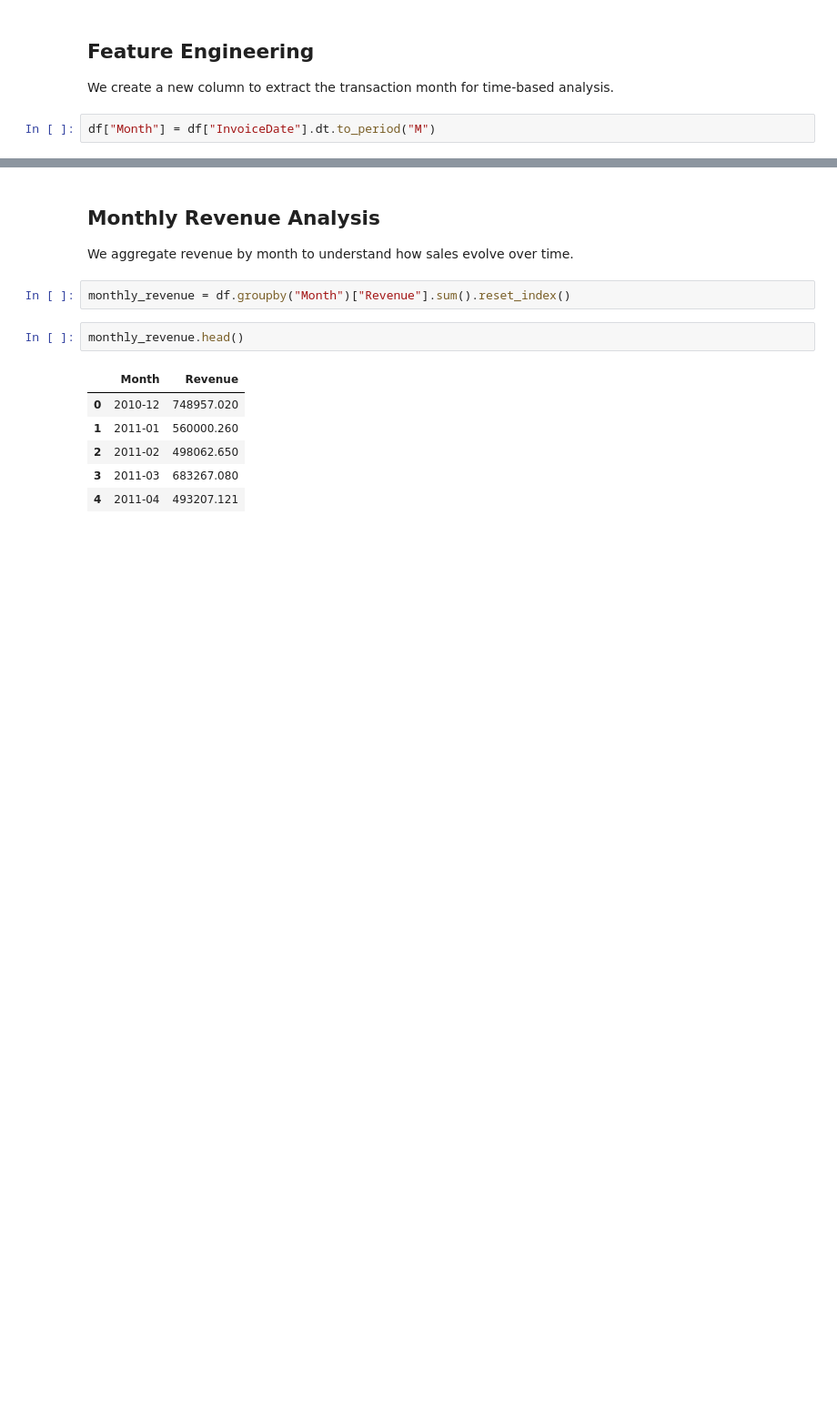
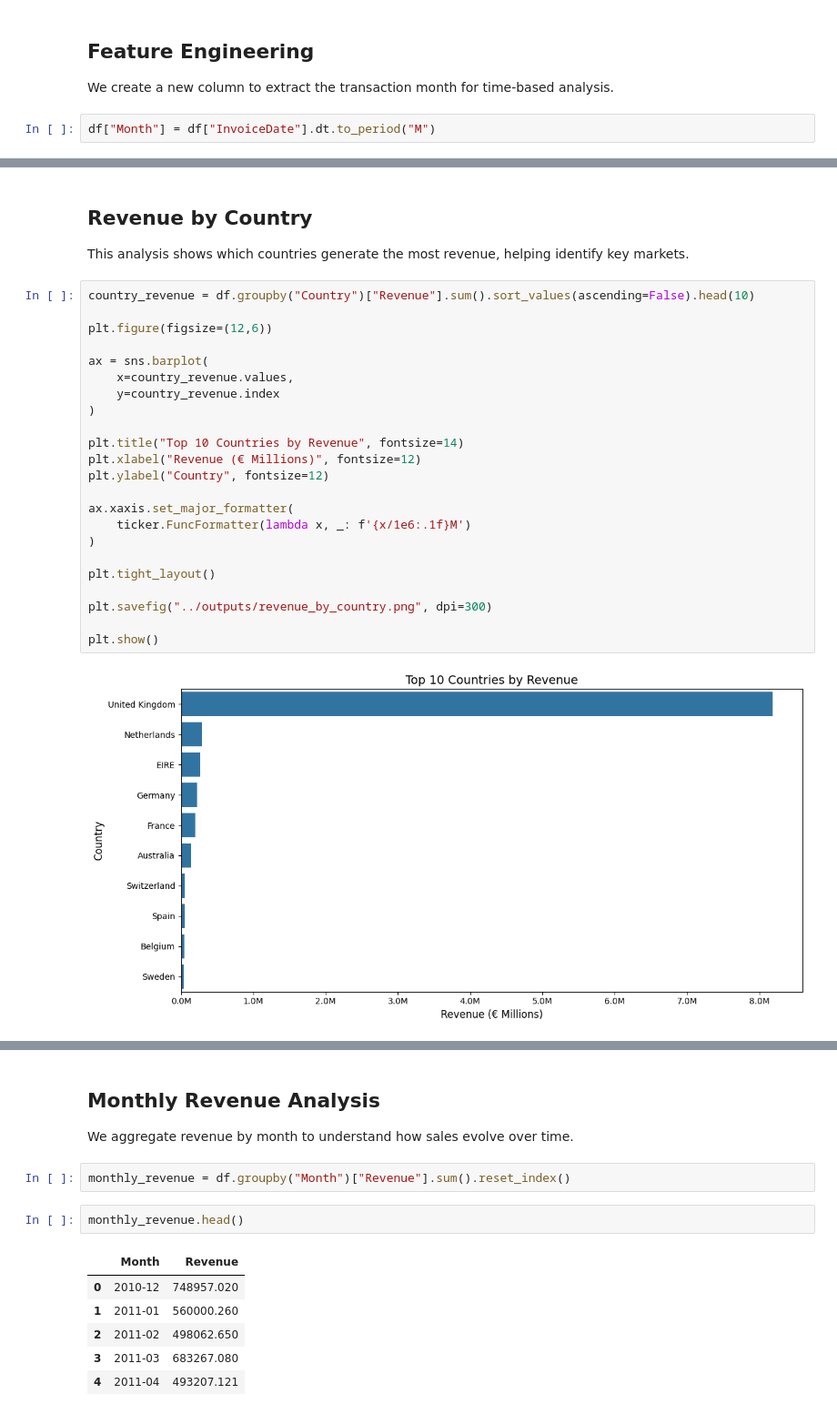
Before and after one commit to dilsoncolman/sql-ecommerce-analysis, a Jupyter notebook: notebook/ecommerce_sql_analysis.ipynb, the cells around one changed output, grey strips where cells are left out. Shown at 91% size. Saved outputs shown, nothing was run; the diff lists cells and outputs as text; blank space fills up the shorter version.

Commit message:
Add full visual analysis with styled charts

```diff
--- a/notebook/ecommerce_sql_analysis.ipynb
+++ b/notebook/ecommerce_sql_analysis.ipynb
@@ -97,3 +97,32 @@ df.head()
 | 2 | 536365 | 84406B | CREAM CUPID HEARTS COAT HANGER | 8 | 2010-12-01 08:26:00 | 2.75 | 17850.0 | United Kingdom | 22.00 | ... |
 | 3 | 536365 | 84029G | KNITTED UNION FLAG HOT WATER BOTTLE | 6 | 2010-12-01 08:26:00 | 3.39 | 17850.0 | United Kingdom | 20.34 | ... |
 | 4 | 536365 | 84029E | RED WOOLLY HOTTIE WHITE HEART. | 6 | 2010-12-01 08:26:00 | 3.39 | 17850.0 | United Kingdom | 20.34 | ... |
+# %% [markdown]
+## Revenue by Country
+
+This analysis shows which countries generate the most revenue, helping identify key markets.
+# %%
+country_revenue = df.groupby("Country")["Revenue"].sum().sort_values(ascending=False).head(10)
+
+plt.figure(figsize=(12,6))
+
+ax = sns.barplot(
+    x=country_revenue.values,
+    y=country_revenue.index
+)
+
+plt.title("Top 10 Countries by Revenue", fontsize=14)
+plt.xlabel("Revenue (€ Millions)", fontsize=12)
+plt.ylabel("Country", fontsize=12)
+
+ax.xaxis.set_major_formatter(
+    ticker.FuncFormatter(lambda x, _: f'{x/1e6:.1f}M')
+)
+
+plt.tight_layout()
+
+plt.savefig("../outputs/revenue_by_country.png", dpi=300)
+
+plt.show()
+# %% [output]
+[figure, added]
```
Also changed, not shown: parts of 4 cells of this notebook, 3 other files.
